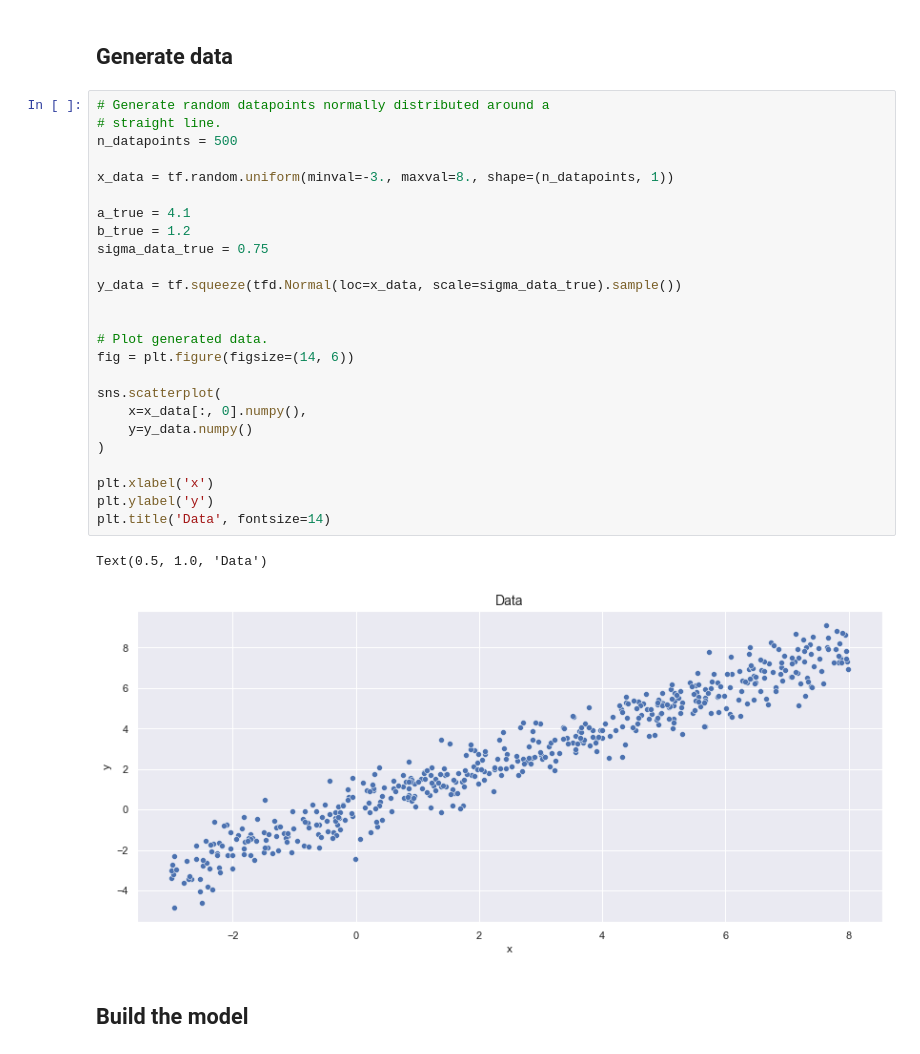
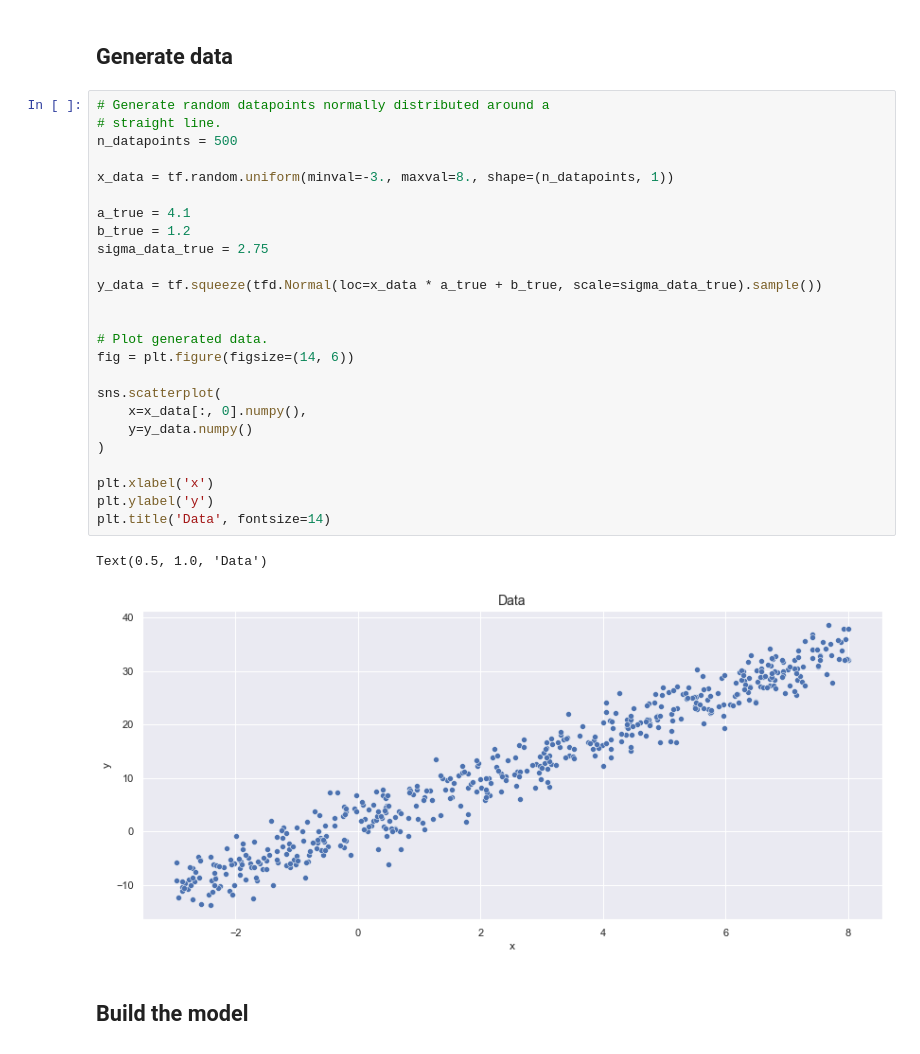
Before and after one commit to emanuele-moscato/bayesian-explorations, a Jupyter notebook: notebooks/bayesian_lin_reg_with_vi.ipynb, the cells around one changed output. Saved outputs shown, nothing was run; the diff lists cells and outputs as text.

```diff
--- a/notebooks/bayesian_lin_reg_with_vi.ipynb
+++ b/notebooks/bayesian_lin_reg_with_vi.ipynb
@@ -60,30 +74,30 @@ sns.set_theme()
 # %%
 # Generate random datapoints normally distributed around a
 # straight line.
 n_datapoints = 500
 
 x_data = tf.random.uniform(minval=-3., maxval=8., shape=(n_datapoints, 1))
 
 a_true = 4.1
 b_true = 1.2
-sigma_data_true = 0.75
+sigma_data_true = 2.75
 
-y_data = tf.squeeze(tfd.Normal(loc=x_data, scale=sigma_data_true).sample())
+y_data = tf.squeeze(tfd.Normal(loc=x_data * a_true + b_true, scale=sigma_data_true).sample())
 
 
 # Plot generated data.
 fig = plt.figure(figsize=(14, 6))
 
 sns.scatterplot(
     x=x_data[:, 0].numpy(),
     y=y_data.numpy()
 )
 
 plt.xlabel('x')
 plt.ylabel('y')
 plt.title('Data', fontsize=14)
 # %% [output]
 Text(0.5, 1.0, 'Data')
-[figure, old version]
+[figure, new version]
 # %% [markdown]
 ## Build the model
```
Also changed, not shown: parts of 15 cells of this notebook.
